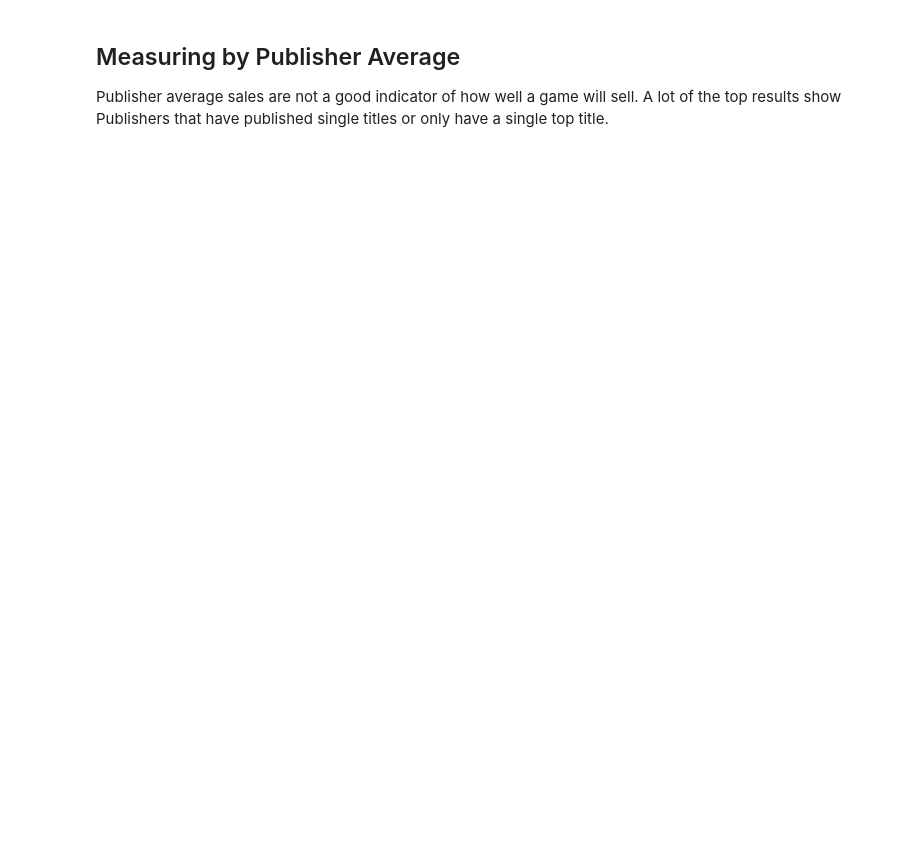
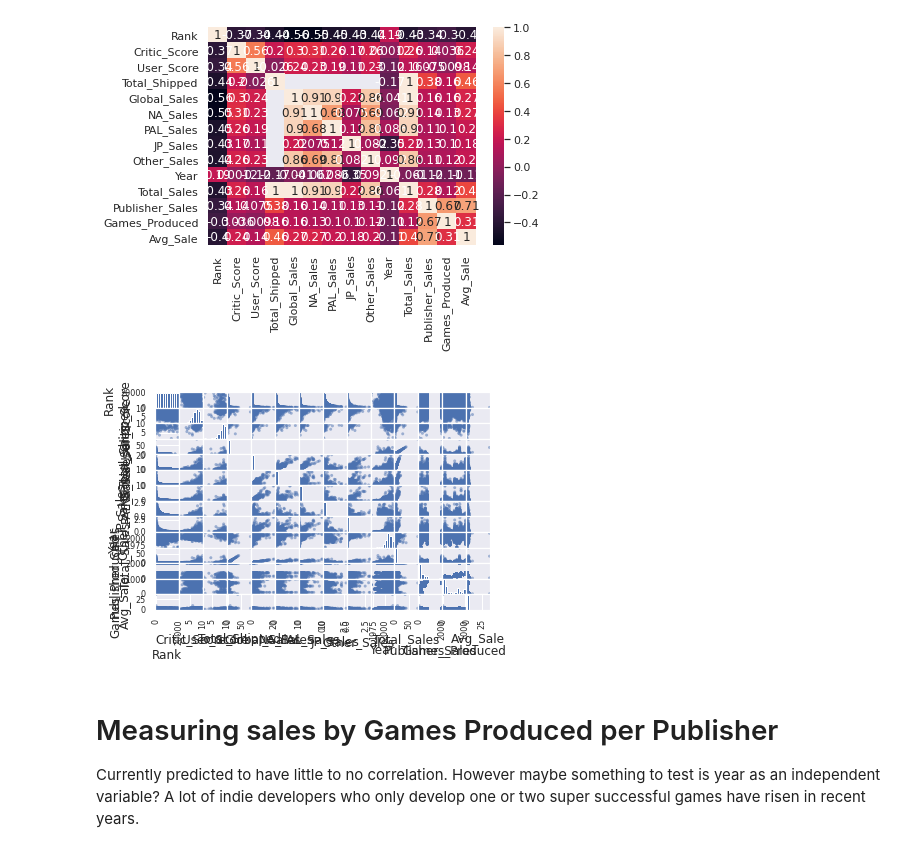
Before and after one commit to toastymcvoid/toastymcvoid.github.io, a Jupyter notebook: Final Project.ipynb, the cells around one changed output. Saved outputs shown, nothing was run; the diff lists cells and outputs as text; code cells hidden in the pictures; blank space fills up the shorter version.

```diff
--- a/Final Project.ipynb
+++ b/Final Project.ipynb
@@ -34,3 +79,7 @@ for index, row in df.iterrows():
 # %%
-# df.sort_values(by=['Avg_Sale', 'Total_Sales'], ascending=False).head(50)
+corr = df.corr()
+sns.heatmap(corr, annot = True)
+plt.show()
+scatter_matrix(df)
+plt.show()
 # %% [output]
@@ -54,7 +86,10 @@ for index, row in df.iterrows():
+[figure, added]
+[figure, added]
 # %% [markdown]
-## Measuring by Publisher Average
-Publisher average sales are not a good indicator of how well a game will sell.
-A lot of the top results show Publishers that have published single titles or only have a single top title.
+# Measuring sales by Games Produced per Publisher
+
+
+Currently predicted to have little to no correlation. However maybe something to test is year as an independent variable? A lot of indie developers who only develop one or two super successful games have risen in recent years.
 # %%
 # Remove PUBG and Nintendo because they're extreme outliers
 # PUBG has a too high avg_sale value, Nintendo too high games produced value
```
Also changed, not shown: parts of 18 cells of this notebook.
